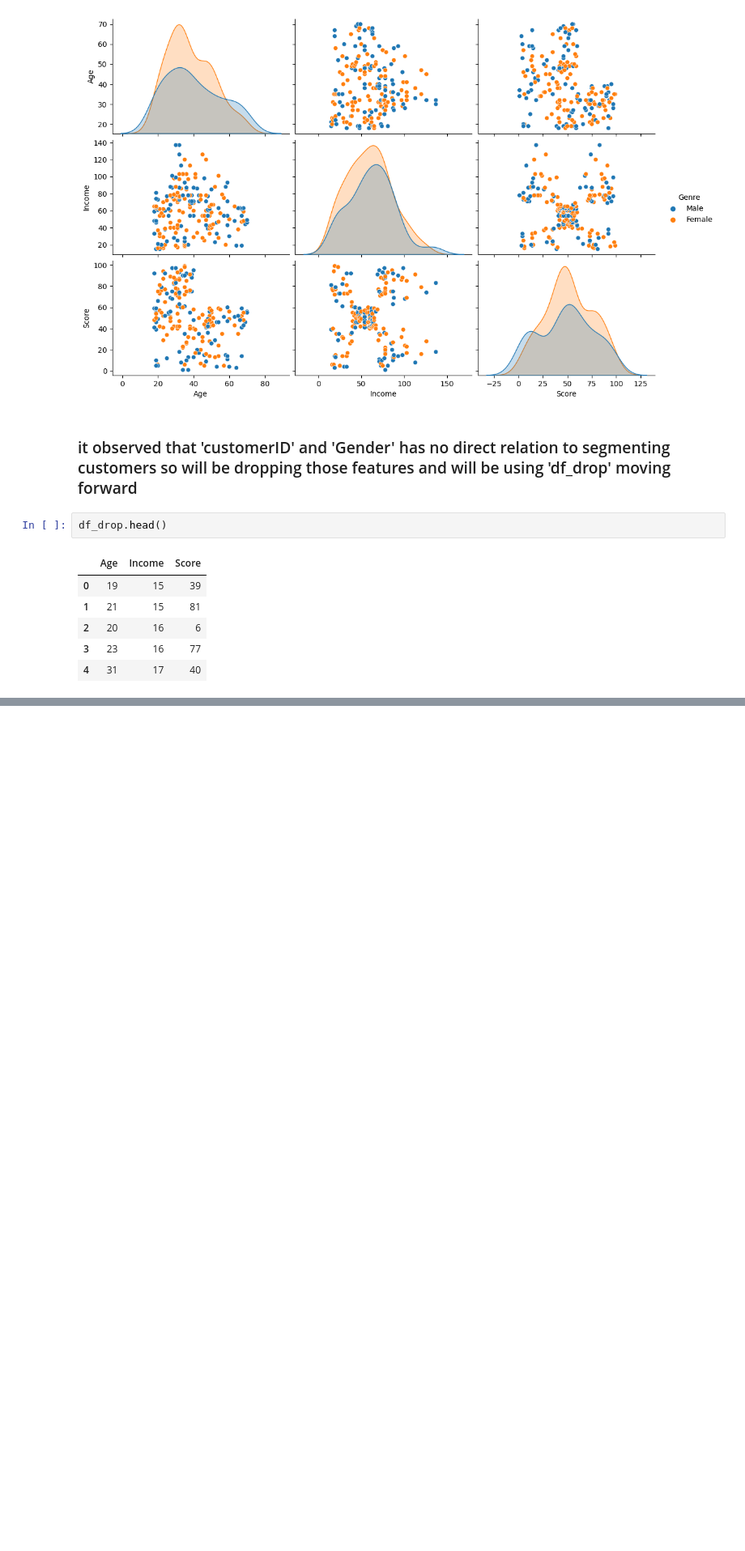
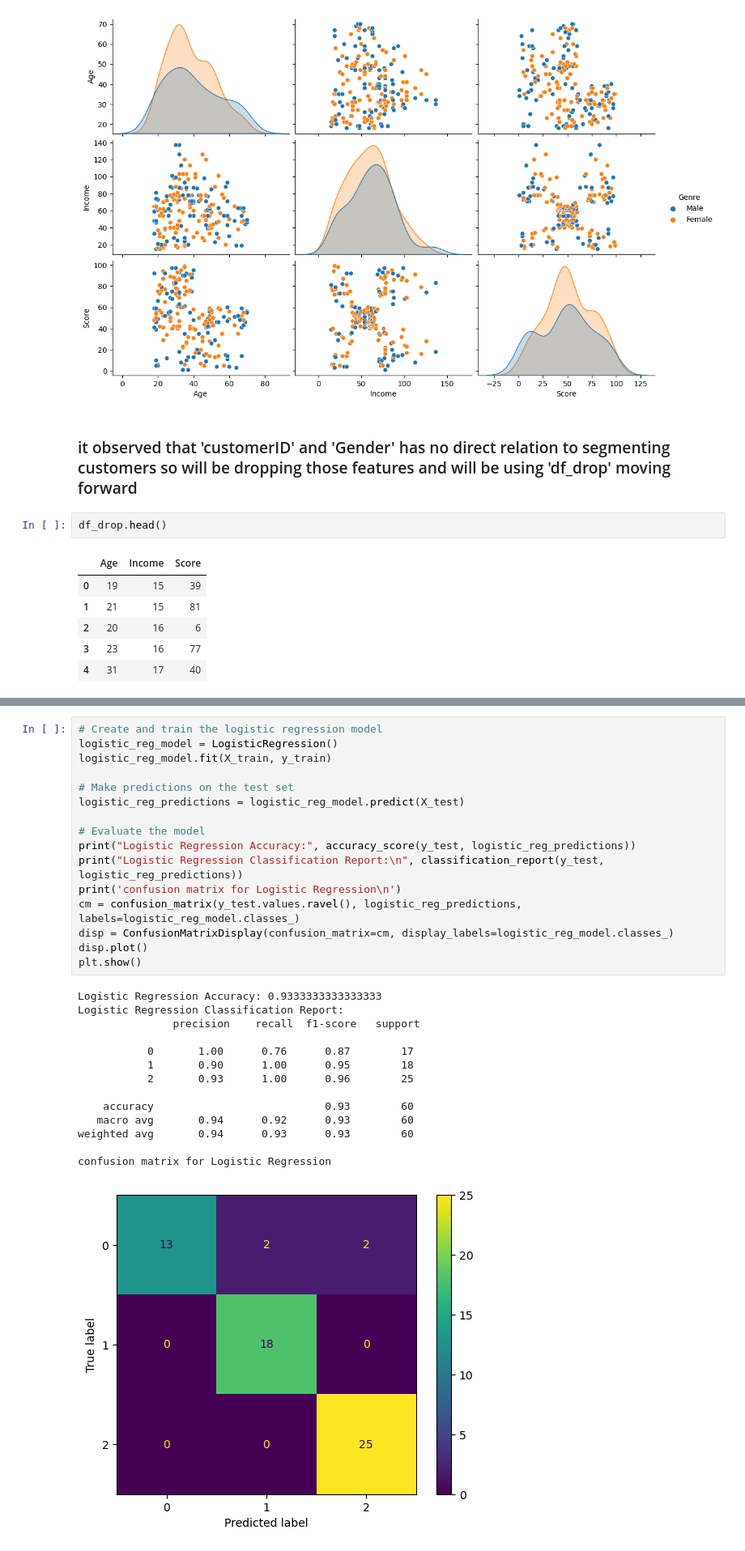
Before and after one commit to VaderSame/Mall-Customers-Segmentation-Dataset-, a Jupyter notebook: Assignment_2_Semal_Shastri.ipynb, the cells around one changed output, grey strips where cells are left out. Shown at 81% size. Saved outputs shown, nothing was run; the diff lists cells and outputs as text; blank space fills up the shorter version.

```diff
--- a/Assignment_2_Semal_Shastri.ipynb
+++ b/Assignment_2_Semal_Shastri.ipynb
@@ -174,0 +224,31 @@ Data after labeling...
+# %%
+# Create and train the logistic regression model
+logistic_reg_model = LogisticRegression()
+logistic_reg_model.fit(X_train, y_train)
+
+# Make predictions on the test set
+logistic_reg_predictions = logistic_reg_model.predict(X_test)
+
+# Evaluate the model
+print("Logistic Regression Accuracy:", accuracy_score(y_test, logistic_reg_predictions))
+print("Logistic Regression Classification Report:\n", classification_report(y_test, logistic_reg_predictions))
+print('confusion matrix for Logistic Regression\n')
+cm = confusion_matrix(y_test.values.ravel(), logistic_reg_predictions, labels=logistic_reg_model.classes_)
+disp = ConfusionMatrixDisplay(confusion_matrix=cm, display_labels=logistic_reg_model.classes_)
+disp.plot()
+plt.show()
+# %% [output]
+Logistic Regression Accuracy: 0.9333333333333333
+Logistic Regression Classification Report:
+               precision    recall  f1-score   support
+
+           0       1.00      0.76      0.87        17
+           1       0.90      1.00      0.95        18
+           2       0.93      1.00      0.96        25
+
+    accuracy                           0.93        60
+   macro avg       0.94      0.92      0.93        60
+weighted avg       0.94      0.93      0.93        60
+
+confusion matrix for Logistic Regression
+[figure, added]
```
Also changed, not shown: parts of 13 cells of this notebook.
